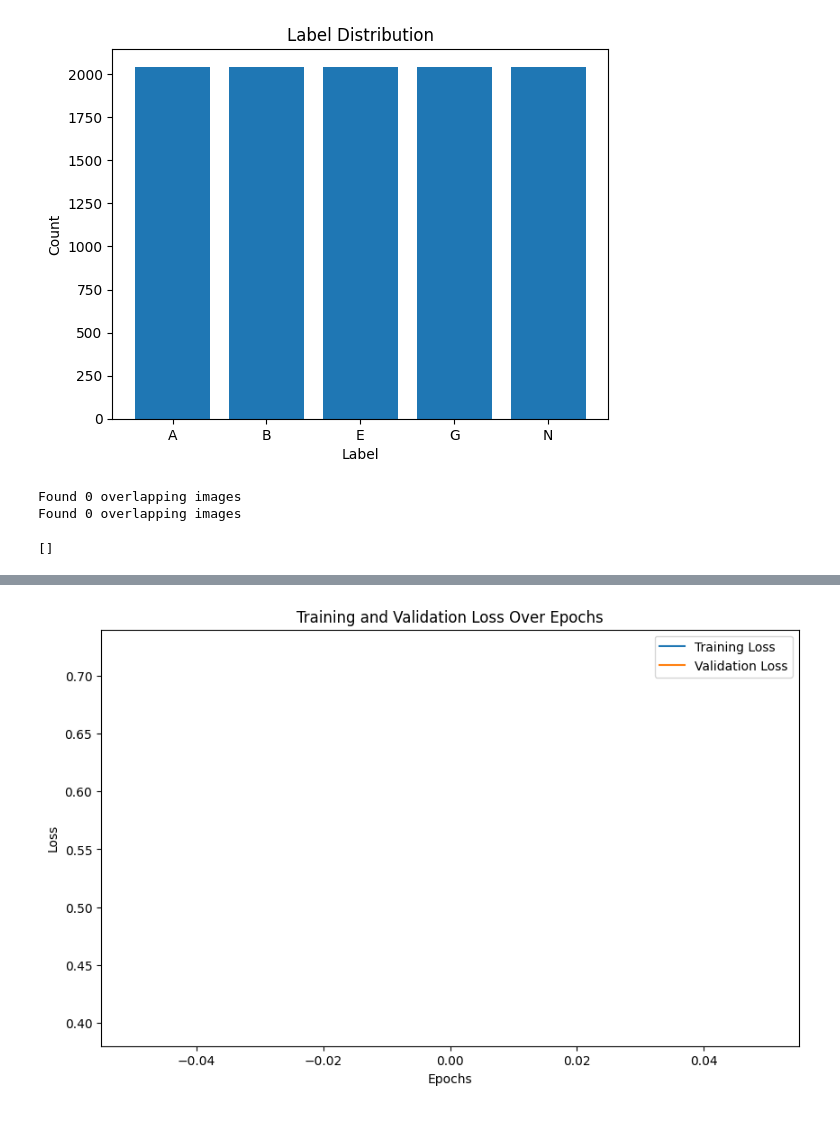
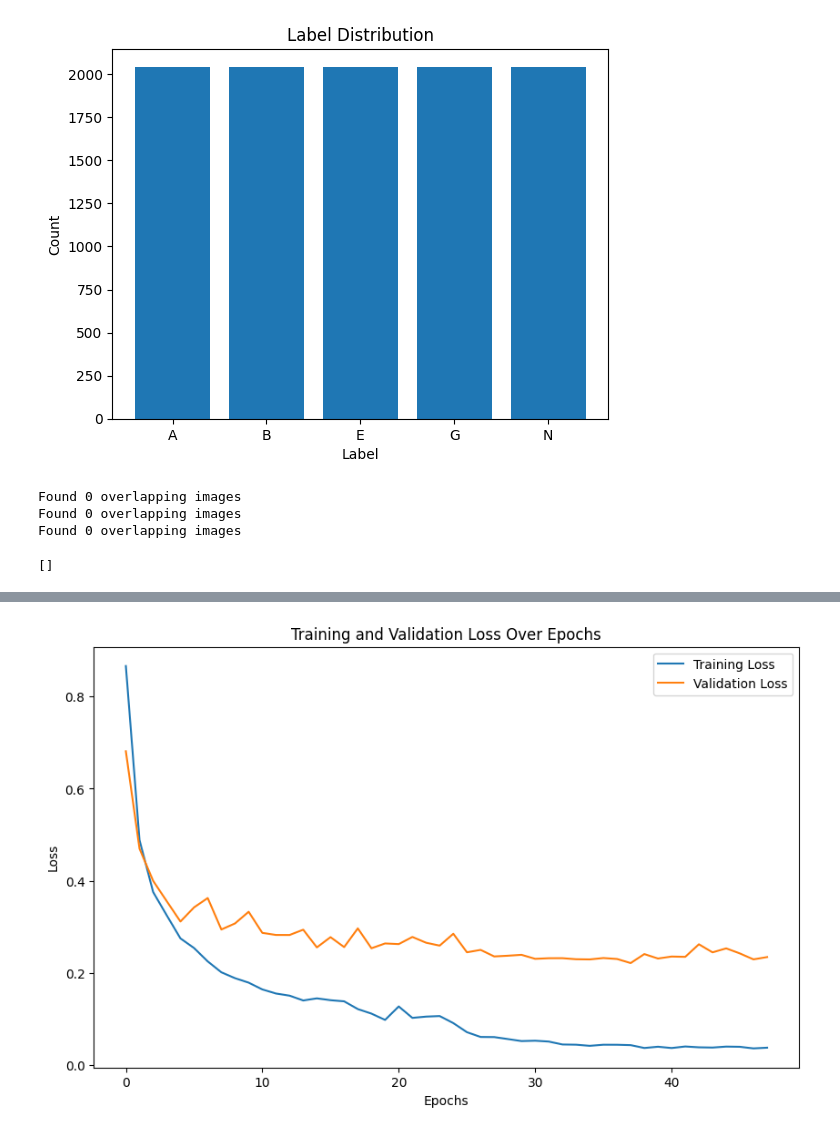
Before and after one commit to DominikHahn1407/Masterarbeit, a Jupyter notebook: Final Models/flat_classifier.ipynb, the cells around one changed output, grey strips where cells are left out. Drawn from its saved outputs; the diff is of its cells as text; code cells hidden in the pictures.

```diff
--- a/Final Models/flat_classifier.ipynb
+++ b/Final Models/flat_classifier.ipynb
@@ -10,7 +10,7 @@ from Callbacks import EarlyStopping
 from TransferLearningModel import TransferLearningModel
 from utils import DICOMFlatDataset, TransformDataset, TransformDatasetBalanced, find_overlapping_images, remove_overlapping_images, TensorFolderDataset
 # %%
-data_augmentation = False
+data_augmentation = True
 scenario = 1
 save_folder_base = f"./data/scenario{scenario}_flat/"
 # %%
@@ -71,31 +71,27 @@ train_dataset = TransformDatasetBalanced(train_dataset_base, classes=classes_dic
 train_dataset.display_label_distribution()
 # %% [output]
 [figure]
-# %%
-val_dataset = TransformDatasetBalanced(val_dataset_base, classes=classes_dict)
-test_dataset = TransformDataset(test_dataset_base)
-
-remove_indices = find_overlapping_images(val_dataset, train_dataset, logging=False)
-remove_indices.extend(find_overlapping_images(test_dataset, train_dataset, logging=False))
-
-train_dataset = remove_overlapping_images(train_dataset, remove_indices)
-find_overlapping_images(train_dataset, val_dataset)
-find_overlapping_images(train_dataset, test_dataset)
-# %% [output]
-Found 0 overlapping images
-Found 0 overlapping images
-[]
+# %%
+remove_indices = find_overlapping_images(val_dataset_base, train_dataset_base, logging=False)
+remove_indices.extend(find_overlapping_images(test_dataset_base, train_dataset_base, logging=False))
+remove_indices_val = find_overlapping_images(test_dataset_base, val_dataset_base, logging=False)
+train_dataset_base_filtered = remove_overlapping_images(train_dataset_base, remove_indices)
+val_dataset_base_filtered = remove_overlapping_images(val_dataset_base, remove_indices_val)
+find_overlapping_images(train_dataset_base_filtered, val_dataset_base)
+find_overlapping_images(train_dataset_base_filtered, test_dataset_base)
+find_overlapping_images(val_dataset_base_filtered, test_dataset_base)
+# %% [output]
+Found 0 overlapping images
+Found 0 overlapping images
+Found 0 overlapping images
+[]
 # %%
 model = TransferLearningModel(classes, "efficientnet", data_augmentation=data_augmentation, scenario=scenario, flat=True)
 model.train_transforms, model.test_transforms = model.get_transforms()
 
-train_dataset = TransformDatasetBalanced(train_dataset_base, classes=classes_dict, transform=model.train_transforms)
-val_dataset = TransformDatasetBalanced(val_dataset_base, classes=classes_dict, transform=model.test_transforms)
+train_dataset = TransformDatasetBalanced(train_dataset_base_filtered, classes=classes_dict, transform=model.train_transforms)
+val_dataset = TransformDatasetBalanced(val_dataset_base_filtered, classes=classes_dict, transform=model.test_transforms)
 test_dataset = TransformDataset(test_dataset_base, transform=model.test_transforms)
-
-remove_indices = find_overlapping_images(val_dataset, train_dataset, logging=False)
-remove_indices.extend(find_overlapping_images(test_dataset, train_dataset, logging=False))
-train_dataset = remove_overlapping_images(train_dataset, remove_indices)
 
 print(f"Train size: {len(train_dataset)} --- Validation size: {len(val_dataset)} --- Test size: {len(test_dataset)}")
 
@@ -111,4 +123,4 @@ Epoch 1/1 ----- Loss: 0.7237, Accuracy: 71.65% ----- Validation Loss: 0.3962, Va
-[figure, old version]
+[figure, new version]
 # %%
 model.evaluate(test_loader)
 # %% [output]
```
Also changed, not shown: parts of 2 cells of this notebook, 2 other files.
